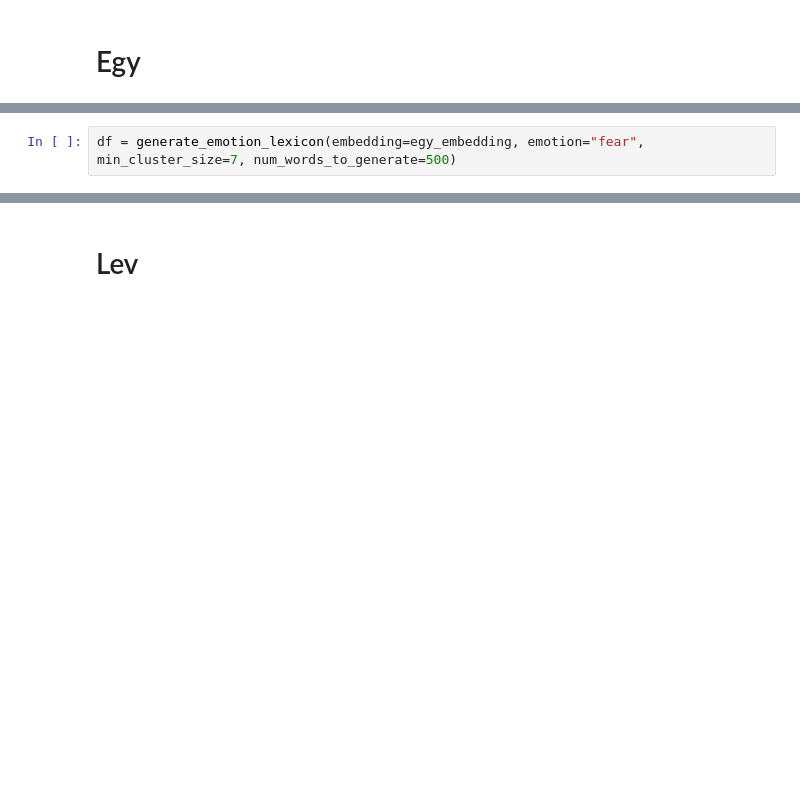
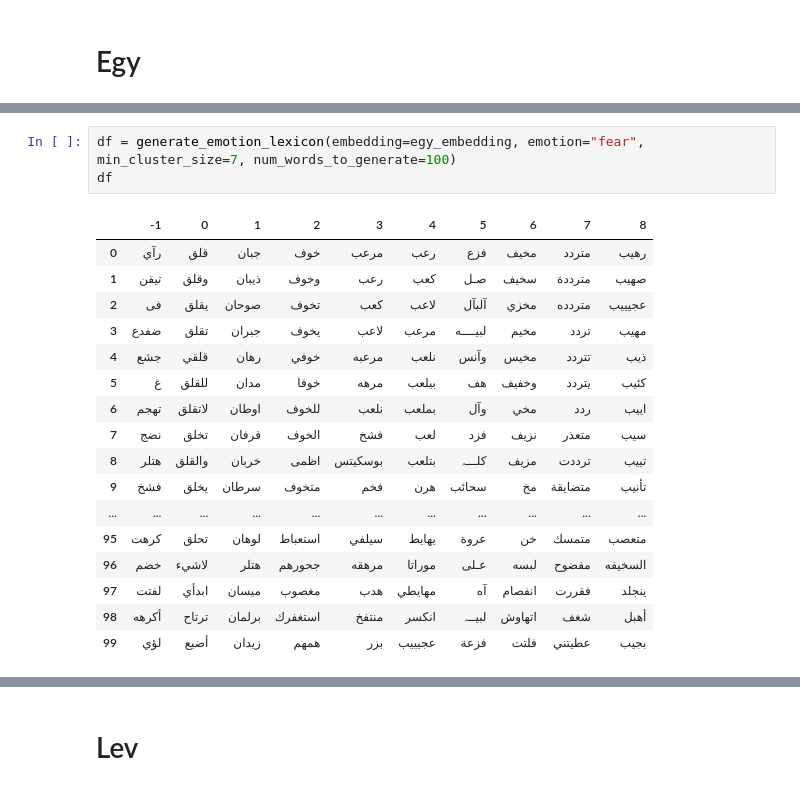
Before and after one commit to d7miiZ/Dialect-Graduation-Project, a Jupyter notebook: code/embeddings_idea/find_centroids.ipynb, the cells around one changed output, grey strips where cells are left out. Drawn from its saved outputs; the diff is of its cells as text; blank space fills up the shorter version.

```diff
--- a/code/embeddings_idea/find_centroids.ipynb
+++ b/code/embeddings_idea/find_centroids.ipynb
@@ -122,2 +210,21 @@ df = generate_emotion_lexicon(embedding=egy_embedding, emotion="joy", min_cluste
 # %%
-df = generate_emotion_lexicon(embedding=egy_embedding, emotion="fear", min_cluster_size=7, num_words_to_generate=500)
+df = generate_emotion_lexicon(embedding=egy_embedding, emotion="fear", min_cluster_size=7, num_words_to_generate=100)
+df
+# %% [output]
+|  | -1 | 0 | 1 | 2 | 3 | 4 | 5 | 6 | 7 | 8 |
+| 0 | رآي | قلق | جبان | خوف | مرعب | رعب | فزع | مخيف | متردد | رهيب |
+| 1 | تيقن | وقلق | ذيبان | وخوف | رعب | كعب | صـل | سخيف | مترددة | صهيب |
+| 2 | فی | يقلق | صوحان | تخوف | كعب | ﻻعب | آلبآل | مخزي | متردده | عجيييب |
+| 3 | ضفدع | تقلق | جبران | يخوف | ﻻعب | مرعب | لبيــــه | مخيم | تردد | مهيب |
+| 4 | جشع | قلقي | رهان | خوفي | مرعبه | نلعب | وآنس | مخيس | تتردد | ذيب |
+| 5 | غ | للقلق | مدان | خوفا | مرهه | بيلعب | هف | وخفيف | يتردد | كئيب |
+| 6 | تهجم | لاتقلق | اوطان | للخوف | نلعب | بملعب | وآل | مخي | ردد | اييب |
+| 7 | نضج | تخلق | قرفان | الخوف | فشخ | لعب | فزد | نزيف | متعذر | سيب |
+| 8 | هتلر | والقلق | خربان | اظمى | بوسكيتس | بتلعب | كلـــہ | مزيف | ترددت | تييب |
+| 9 | فشخ | يخلق | سرطان | متخوف | فخم | هرن | سحائب | مخ | متضايقة | تأنيب |
+| ... | ... | ... | ... | ... | ... | ... | ... | ... | ... | ... |
+| 95 | كرهت | تحلق | لوهان | استعباط | سيلفي | يهايط | عروة | خن | متمسك | متعصب |
+| 96 | خضم | لاشيء | هتلر | جحورهم | مرهقه | موراتا | عـلى | لبسه | مفضوح | السخيفه |
+| 97 | لفتت | ابدأي | ميسان | مغصوب | هدب | مهايطي | آه | انفصام | فقررت | ينجلد |
+| 98 | أكرهه | ترتاح | برلمان | استغفرك | منتفخ | انكسر | لبيــہ | اتهاوش | شغف | أهبل |
+| 99 | لؤي | أضيع | زيدان | همهم | بزر | عجيييب | فزعة | فلتت | عطيتني | بجيب |
```
Also changed, not shown: parts of 10 cells of this notebook, 2 other files.
